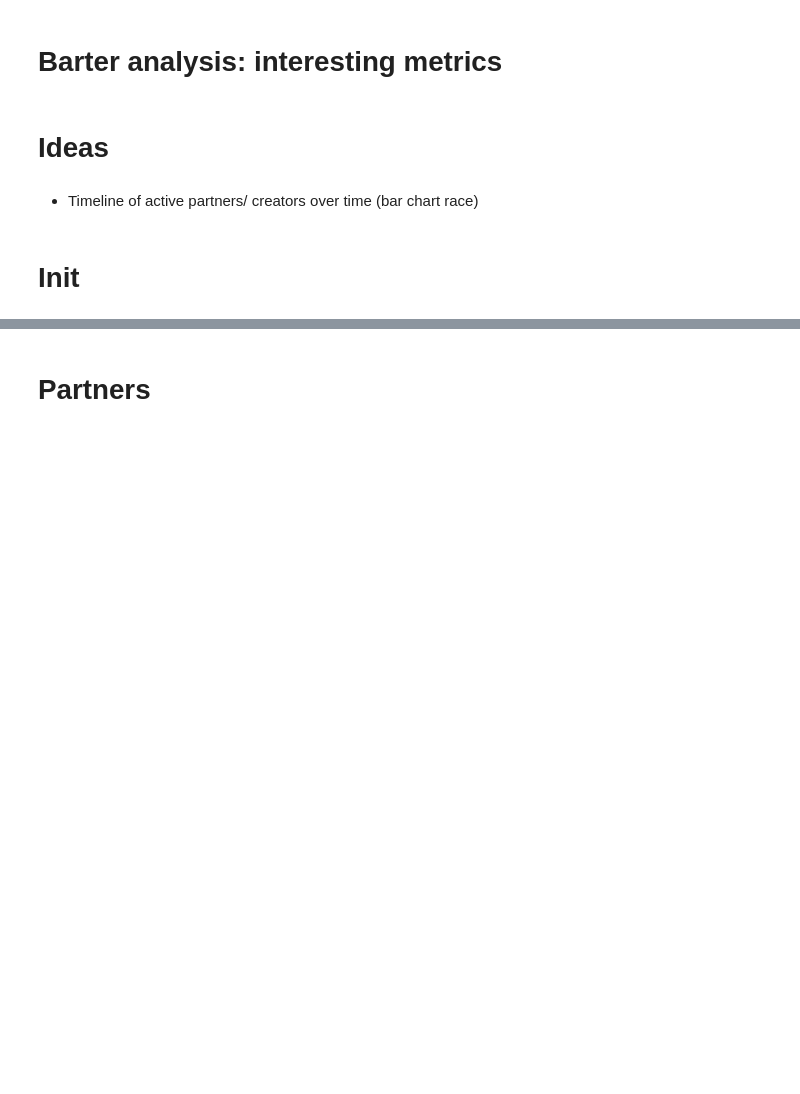
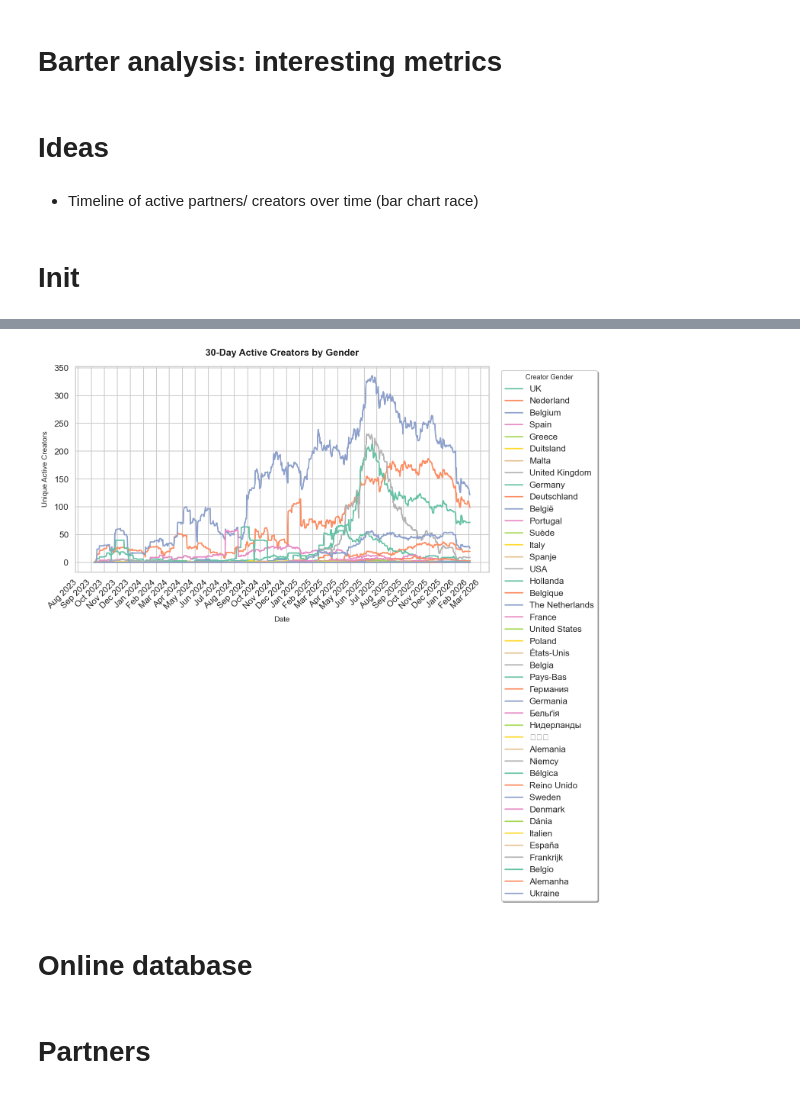
Before and after one commit to wouterbarter/AI_thesis_public, a Jupyter notebook: notebooks/barter_analysis_interesting_metrics.ipynb, the cells around one changed output, grey strips where cells are left out. Saved outputs shown, nothing was run; the diff lists cells and outputs as text; code cells hidden in the pictures; blank space fills up the shorter version.

```diff
--- a/notebooks/barter_analysis_interesting_metrics.ipynb
+++ b/notebooks/barter_analysis_interesting_metrics.ipynb
@@ -19,3 +595,58 @@ from src.utils import interactive_dataframe_selector
+# %%
+import matplotlib.pyplot as plt
+import seaborn as sns
+import matplotlib.dates as mdates
+
+
+# 1. Set the visual theme
+sns.set_theme(style="whitegrid", context="talk")
+plt.figure(figsize=(14, 7))
+
+# 2. Plot using Seaborn's native 'hue' parameter
+# This automatically creates a line for Male, Female, Other, etc.
+ax = sns.lineplot(
+    data=df_country[df_country['country'] != 'Netherlands'],
+    x='date',
+    y='active_last_month',
+    hue='country',  # This is the magic parameter!
+    linewidth=2.5,
+    palette='Set2'         # A clean, colorblind-friendly palette
+)
+
+# 3. Formatting Title and Axes
+plt.title('30-Day Active Creators by Gender', fontsize=18, fontweight='bold', pad=20)
+plt.xlabel('Date', fontsize=14, labelpad=10)
+plt.ylabel('Unique Active Creators', fontsize=14, labelpad=10)
+
+# 4. Beautiful Date Formatting
+ax.xaxis.set_major_locator(mdates.MonthLocator())
+ax.xaxis.set_major_formatter(mdates.DateFormatter('%b %Y'))
+plt.xticks(rotation=45, ha='right')
+
+# 5. Add thousands separator to the y-axis
+ax.yaxis.set_major_formatter(plt.FuncFormatter(lambda x, p: format(int(x), ',')))
+
+# 6. Clean up the legend
+# We move it slightly outside the plot area so it doesn't cover your data lines
+plt.legend(
+    title='Creator Gender',
+    title_fontsize='13',
+    loc='upper left',
+    bbox_to_anchor=(1.02, 1), # Pushes legend outside the right edge
+    frameon=True,
+    shadow=True
+)
+
+# Ensure nothing gets cut off (especially the external legend)
+plt.tight_layout()
+
+# Save or display
+plt.savefig('segmented_active_creators.png', dpi=300, bbox_inches='tight')
+# plt.show()
+# %% [output]
+[figure, added]
+# %% [markdown]
+# Online database
 # %%
 # Load environment variables from .env file
 load_dotenv("../private_data/.env")
```
Also changed, not shown: parts of 18 cells of this notebook, 7 other files.
